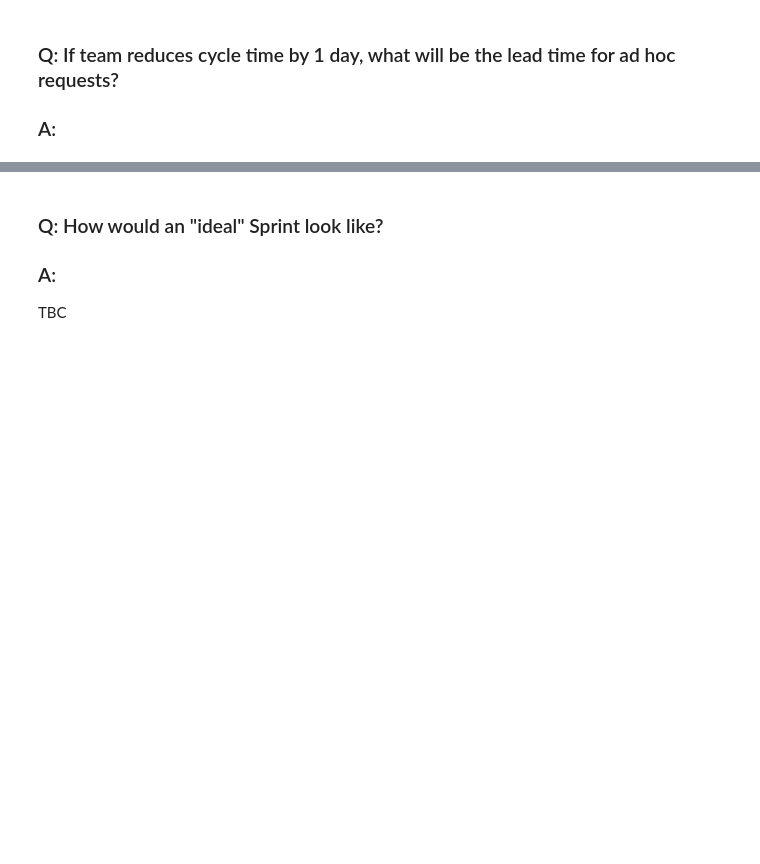
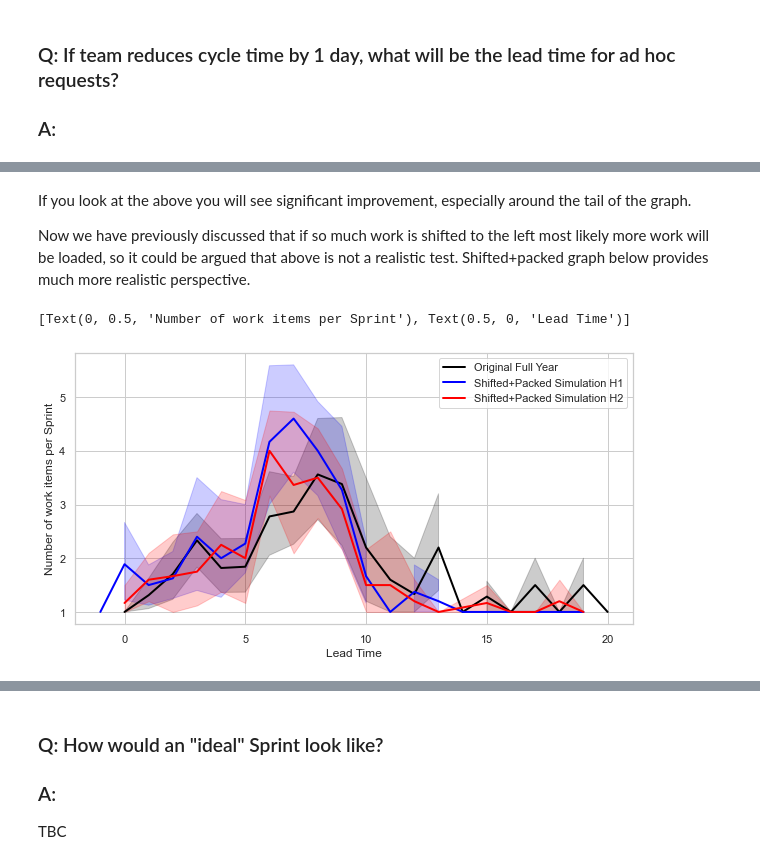
Before and after one commit to zkavtaskin/Lead-Time-Driven-Delivery-Simulation, a Jupyter notebook: Notebook/LeadTimeDynamics.ipynb, the cells around one changed output, grey strips where cells are left out. Drawn from its saved outputs; the diff is of its cells as text; code cells hidden in the pictures; blank space fills up the shorter version.

Commit message:
regression/improvement

```diff
--- a/Notebook/LeadTimeDynamics.ipynb
+++ b/Notebook/LeadTimeDynamics.ipynb
@@ -316,0 +346,32 @@ ax.set(ylabel="Number of work items per Sprint", xlabel="Lead Time")
+# %% [markdown]
+If you look at the above you will see significant improvement, especially around the tail of the graph.
+
+Now we have previously discussed that if so much work is shifted to the left most likely more work will be loaded, so it could be argued that above is not a realistic test. Shifted+packed graph below provides much more realistic perspective.
+# %%
+sprint_shifted_packed_perday_cycle_probability = ltdy.combination_matrix_to_probability(sprint_shifted_packed_cycletime_p)
+sprint_shifted_packed_combinations, sprint_shifted_packed_combinations_p = ltdy.combination_matrix_to_array(sprint_shifted_packed_perday_cycle_probability.T, sprint_shifted_packed_cycletime_p.columns, sprint_shifted_packed_cycletime_p.index)
+
+sprint_shifted_packed_simulation_h1 = np.empty([0, 3])
+for i in range(12):
+    sprint_workitems = ltdy.run_simulation(chr(65+i), sprint_clean_workitem_count_mean*(1+shift_increase), sprint_clean_workitem_count_std,sprint_shifted_packed_combinations, sprint_shifted_packed_combinations_p)
+    sprint_shifted_packed_simulation_h1 = np.vstack((sprint_shifted_packed_simulation_h1, sprint_workitems))
+
+sprint_shifted_packed_simulation_h2 = np.empty([0, 3])
+for i in range(12):
+    sprint_workitems = ltdy.run_simulation(chr(65+i), sprint_clean_workitem_count_mean*(1+shift_increase), sprint_clean_workitem_count_std,sprint_shifted_packed_combinations, sprint_shifted_packed_combinations_p)
+    sprint_shifted_packed_simulation_h2 = np.vstack((sprint_shifted_packed_simulation_h2, sprint_workitems))
+
+df_sprint_shifted_packed_agg_h1 = sprint_data_to_aggregate(sprint_shifted_packed_simulation_h1)
+df_sprint_shifted_packed_agg_h2 = sprint_data_to_aggregate(sprint_shifted_packed_simulation_h2)
+
+f, ax = plt.subplots(figsize=(10, 5))
+sns.set_theme(style="whitegrid", palette="bright")
+sns.lineplot(data=df_sprint_clean_agg, color="black", linewidth=2, x="LeadTime", y="Count", label="Original Full Year")
+sns.lineplot(data=df_sprint_shifted_packed_agg_h1, color="blue", linewidth=2, x="LeadTime", y="Count", label="Shifted+Packed Simulation H1")
+sns.lineplot(data=df_sprint_shifted_packed_agg_h2, color="red", linewidth=2, x="LeadTime", y="Count", label="Shifted+Packed Simulation H2")
+ax.xaxis.grid(True)
+ax.legend()
+ax.set(ylabel="Number of work items per Sprint", xlabel="Lead Time")
+# %% [output]
+[Text(0, 0.5, 'Number of work items per Sprint'), Text(0.5, 0, 'Lead Time')]
+[figure, added]
```
Also changed, not shown: parts of 15 cells of this notebook.
